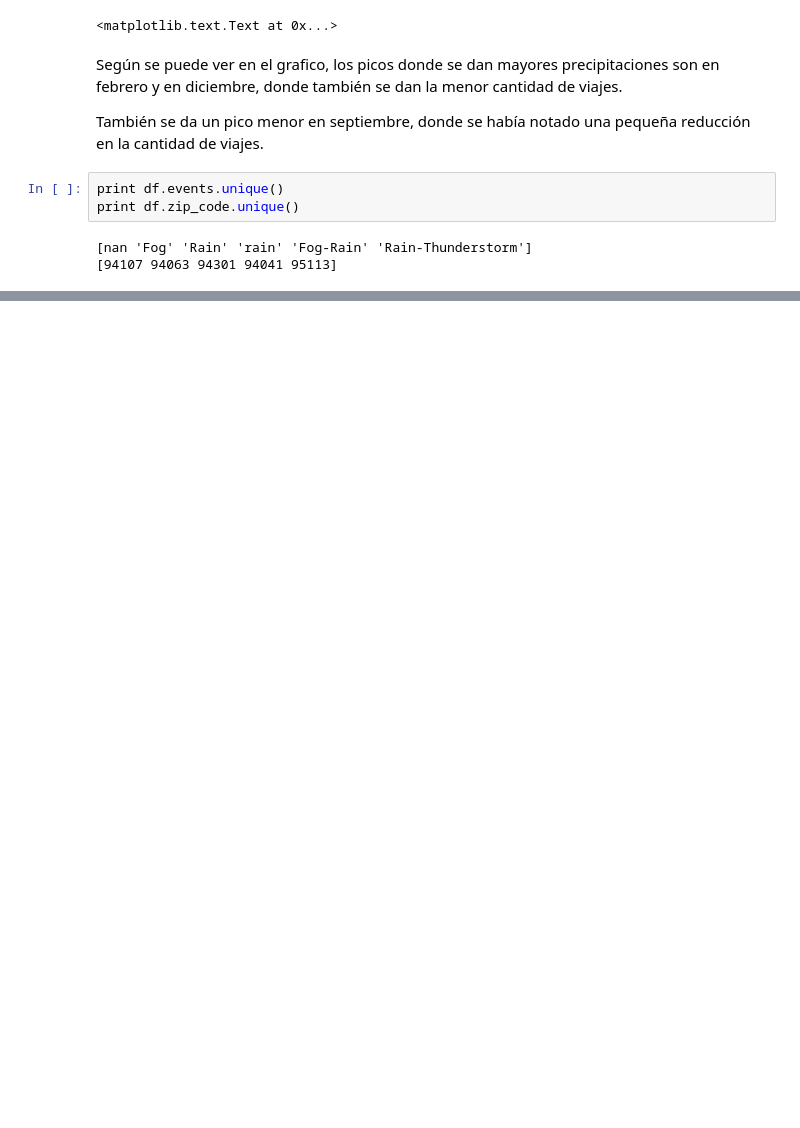
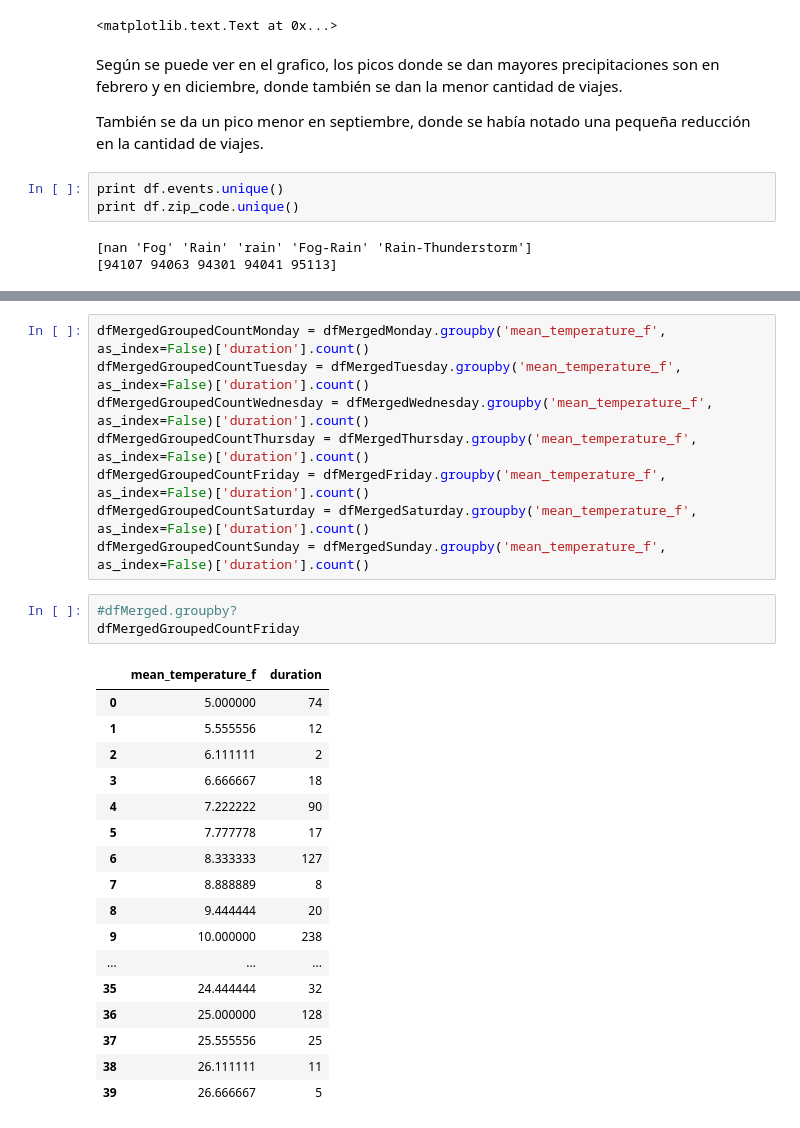
Before and after one commit to Gnahue/sanFranciscoBiclas, a Jupyter notebook: Analisis Exploratorio/Clima.ipynb, the cells around one changed output, grey strips where cells are left out. Drawn from its saved outputs; the diff is of its cells as text; blank space fills up the shorter version.

```diff
--- a/Analisis Exploratorio/Clima.ipynb
+++ b/Analisis Exploratorio/Clima.ipynb
@@ -134,0 +184,29 @@ print df.zip_code.unique()
+# %%
+dfMergedGroupedCountMonday = dfMergedMonday.groupby('mean_temperature_f', as_index=False)['duration'].count()
+dfMergedGroupedCountTuesday = dfMergedTuesday.groupby('mean_temperature_f', as_index=False)['duration'].count()
+dfMergedGroupedCountWednesday = dfMergedWednesday.groupby('mean_temperature_f', as_index=False)['duration'].count()
+dfMergedGroupedCountThursday = dfMergedThursday.groupby('mean_temperature_f', as_index=False)['duration'].count()
+dfMergedGroupedCountFriday = dfMergedFriday.groupby('mean_temperature_f', as_index=False)['duration'].count()
+dfMergedGroupedCountSaturday = dfMergedSaturday.groupby('mean_temperature_f', as_index=False)['duration'].count()
+dfMergedGroupedCountSunday = dfMergedSunday.groupby('mean_temperature_f', as_index=False)['duration'].count()
+# %%
+#dfMerged.groupby?
+dfMergedGroupedCountFriday
+# %% [output]
+|  | mean_temperature_f | duration |
+| 0 | 5.000000 | 74 |
+| 1 | 5.555556 | 12 |
+| 2 | 6.111111 | 2 |
+| 3 | 6.666667 | 18 |
+| 4 | 7.222222 | 90 |
+| 5 | 7.777778 | 17 |
+| 6 | 8.333333 | 127 |
+| 7 | 8.888889 | 8 |
+| 8 | 9.444444 | 20 |
+| 9 | 10.000000 | 238 |
+| ... | ... | ... |
+| 35 | 24.444444 | 32 |
+| 36 | 25.000000 | 128 |
+| 37 | 25.555556 | 25 |
+| 38 | 26.111111 | 11 |
+| 39 | 26.666667 | 5 |
```
Also changed, not shown: parts of 8 cells of this notebook.
